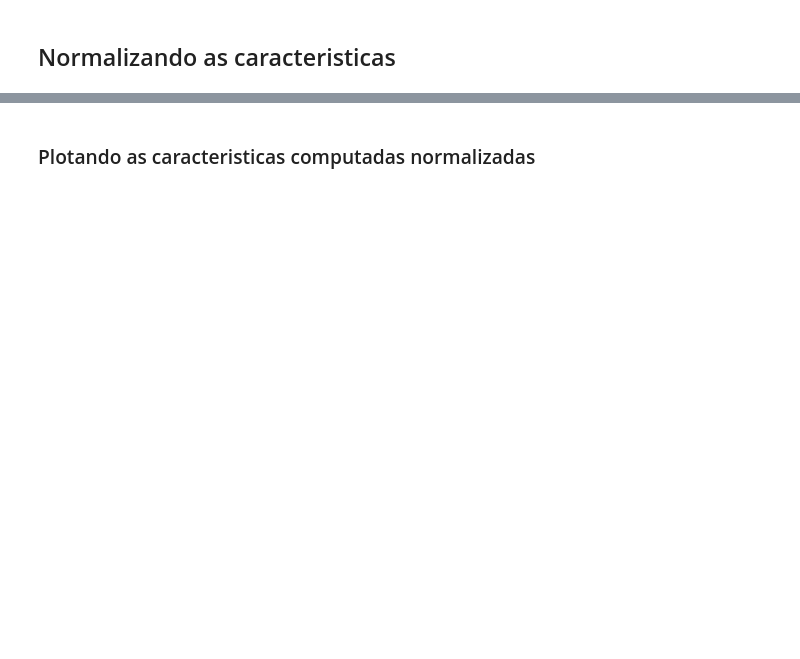
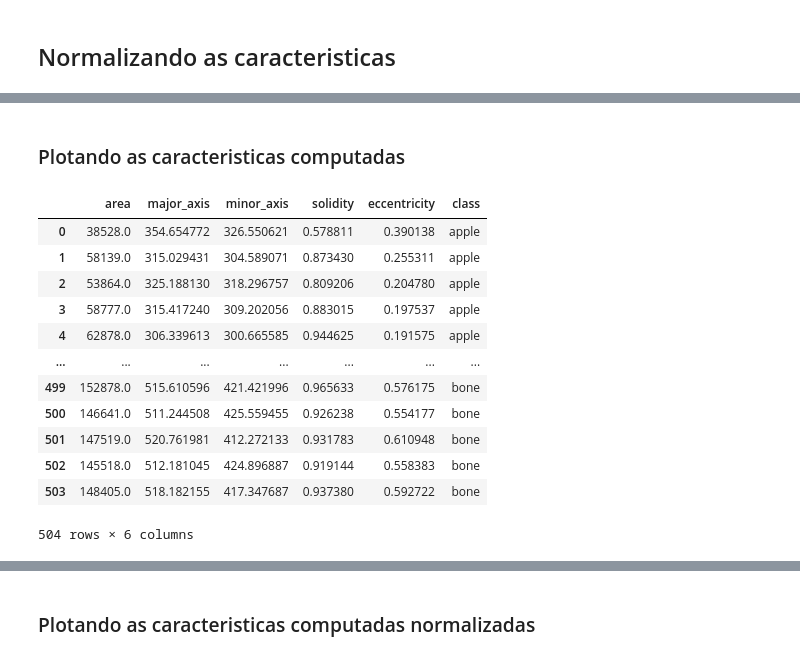
Before and after one commit to geniltonbarbosadasilva/k-NN_Classifier, a Jupyter notebook: knn_classifier.ipynb, the cells around one changed output, grey strips where cells are left out. Cells and saved outputs as stored; diff of their text form; code cells hidden in the pictures; blank space fills up the shorter version.

```diff
--- a/knn_classifier.ipynb
+++ b/knn_classifier.ipynb
@@ -272,2 +268,25 @@ Média:
 Desvio padrão:
 [1. 1. 1. 1. 1.]
+# %% [markdown]
+### Plotando as caracteristicas computadas
+# %%
+df = pd.DataFrame(feature_map, columns=features)
+
+df['class'] = label_list
+
+### print(df)
+display(df)
+# %% [output]
+|  | area | major_axis | minor_axis | solidity | eccentricity | class |
+| 0 | 38528.0 | 354.654772 | 326.550621 | 0.578811 | 0.390138 | apple |
+| 1 | 58139.0 | 315.029431 | 304.589071 | 0.873430 | 0.255311 | apple |
+| 2 | 53864.0 | 325.188130 | 318.296757 | 0.809206 | 0.204780 | apple |
+| 3 | 58777.0 | 315.417240 | 309.202056 | 0.883015 | 0.197537 | apple |
+| 4 | 62878.0 | 306.339613 | 300.665585 | 0.944625 | 0.191575 | apple |
+| ... | ... | ... | ... | ... | ... | ... |
+| 499 | 152878.0 | 515.610596 | 421.421996 | 0.965633 | 0.576175 | bone |
+| 500 | 146641.0 | 511.244508 | 425.559455 | 0.926238 | 0.554177 | bone |
+| 501 | 147519.0 | 520.761981 | 412.272133 | 0.931783 | 0.610948 | bone |
+| 502 | 145518.0 | 512.181045 | 424.896887 | 0.919144 | 0.558383 | bone |
+| 503 | 148405.0 | 518.182155 | 417.347687 | 0.937380 | 0.592722 | bone |
+504 rows × 6 columns
```
Also changed, not shown: parts of 49 cells of this notebook.
